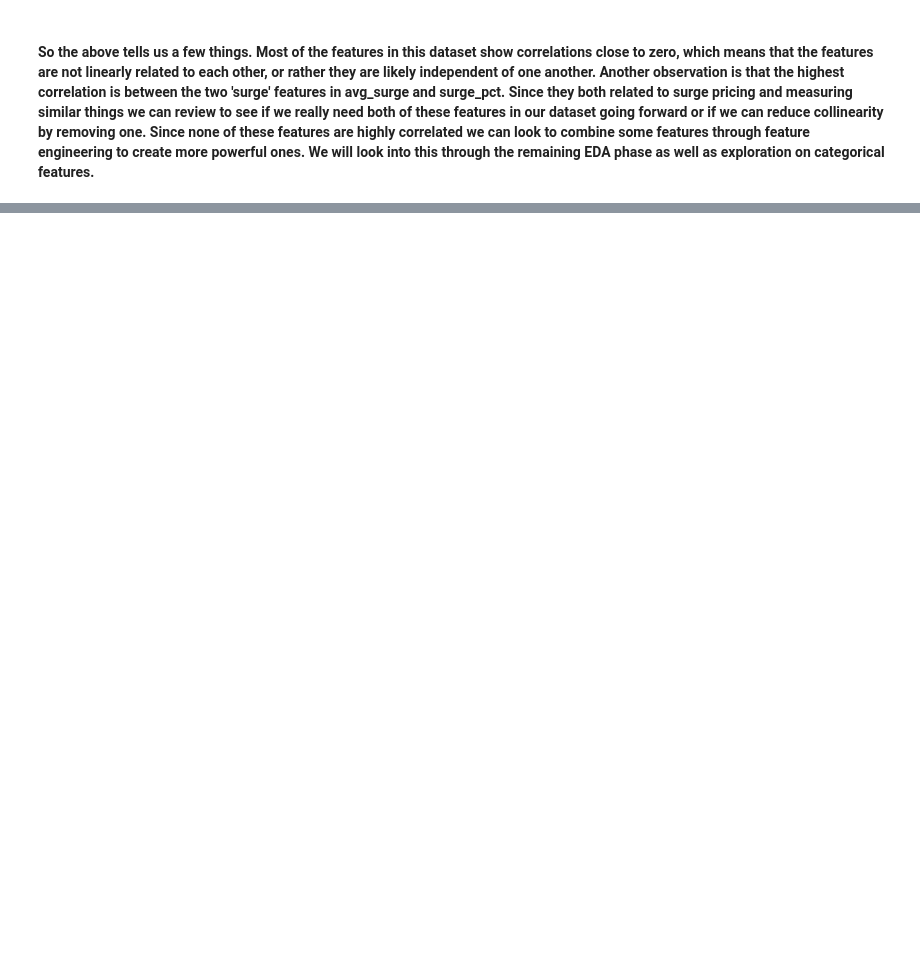
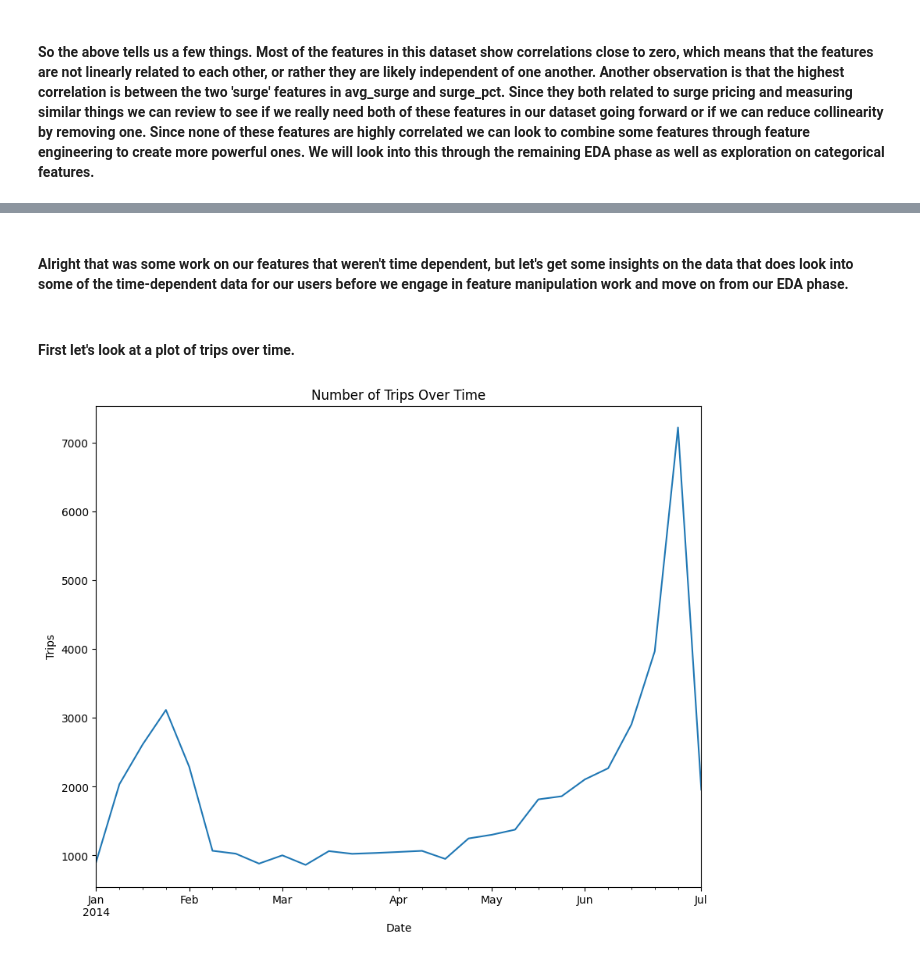
Before and after one commit to Taliwat/Springboard-DS, a Jupyter notebook: Mod37 - TakeHome Challenge 1/th_chall.ipynb, the cells around one changed output, grey strips where cells are left out. Drawn from its saved outputs; the diff is of its cells as text; code cells hidden in the pictures; blank space fills up the shorter version.

```diff
--- a/Mod37 - TakeHome Challenge 1/th_chall.ipynb
+++ b/Mod37 - TakeHome Challenge 1/th_chall.ipynb
@@ -447,0 +541,3 @@ plt.show()
+# %%
+# Drop avg_surge to reduce complexity and collinearity of the model.
+ult_df = ult_df.drop(columns = ['avg_surge'])
@@ -447,0 +566,3 @@ plt.show()
+# %%
+ult_df = pd.get_dummies(ult_df, columns = ['city'])
+ult_df = ult_df.drop(columns = ['city_Winterfell'])
@@ -447,0 +588,2 @@ plt.show()
+# %%
+ult_df = pd.get_dummies(ult_df, columns = ['phone'])
@@ -447,0 +609,19 @@ plt.show()
+# %%
+ult_df = pd.get_dummies(ult_df, columns = ['ultimate_black_user'])
+# %% [markdown]
+#### Alright that was some work on our features that weren't time dependent, but let's get some insights on the data that does look into some of the time-dependent data for our users before we engage in feature manipulation work and move on from our EDA phase.
+# %% [markdown]
+#### First let's look at a plot of trips over time.
+# %%
+ult_df['trip_count'] = 1 # Adding a column to count each trip
+trips_over_time = ult_df.resample('W', on = 'last_trip_date')['trip_count'].sum()
+
+# Now plot the above
+plt.figure(figsize = (10,8))
+trips_over_time.plot()
+plt.title('Number of Trips Over Time')
+plt.xlabel('Date')
+plt.ylabel('Trips')
+plt.show()
+# %% [output]
+[figure, added]
```
Also changed, not shown: parts of 69 cells of this notebook, 2 other files.
